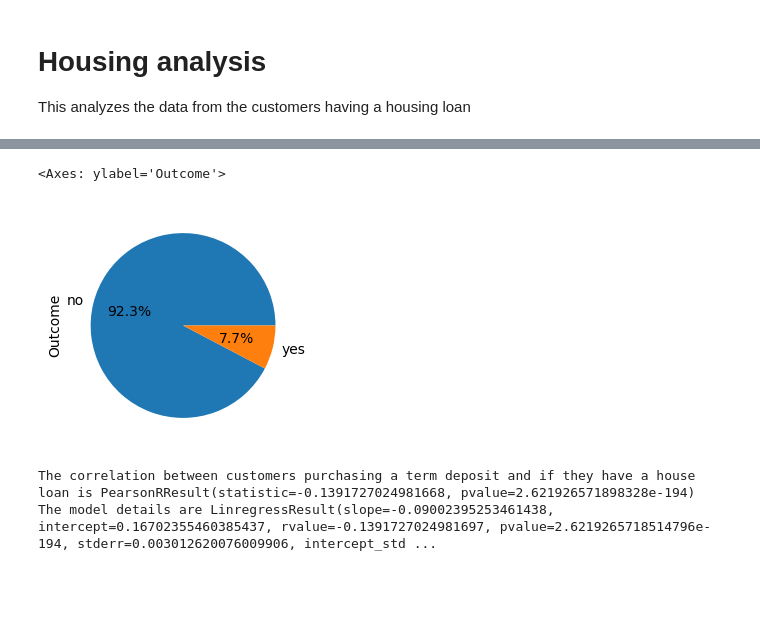
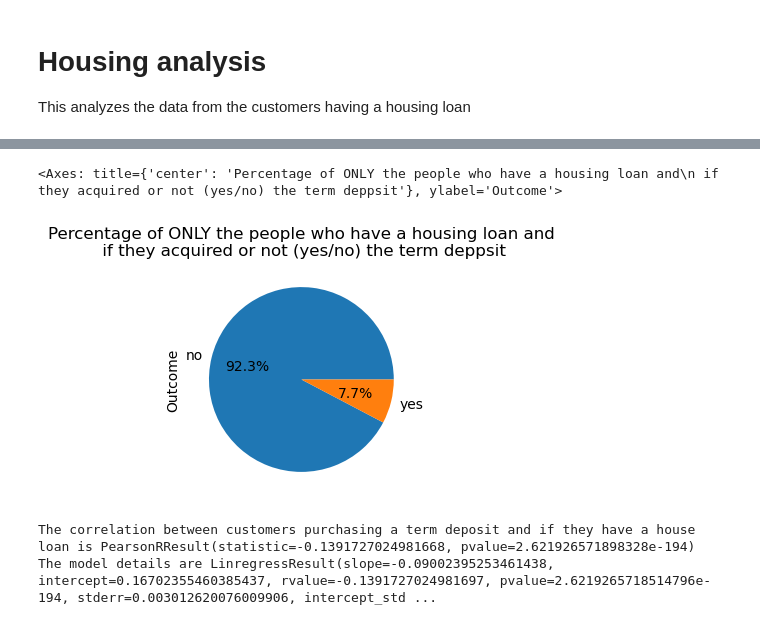
Before and after one commit to Prachi-Shah1002/Project_1, a Jupyter notebook: Main.ipynb, the cells around one changed output, grey strips where cells are left out. Cells and saved outputs as stored; diff of their text form; code cells hidden in the pictures; blank space fills up the shorter version.

```diff
--- a/Main.ipynb
+++ b/Main.ipynb
@@ -81,15 +90,15 @@ pie_mode_housing.plot.pie(autopct='%1.1f%%', figsize=(3, 3))
 # %%
 # This filters the records having a housing loan
 # and graphs the mode of the number of customers having bought the product
 
 #Filtering the data
 train_data_df_filtered = train_data_df[train_data_df['Housing'] =='yes']
 #Grouping and graphing
 pie_mode_housing = train_data_df_filtered.groupby(['Outcome'])['Outcome'].count()
-pie_mode_housing.plot.pie(autopct='%1.1f%%', figsize=(3, 3))
+pie_mode_housing.plot.pie(autopct='%1.1f%%', figsize=(3, 3), title='Percentage of ONLY the people who have a housing loan and\n if they acquired or not (yes/no) the term deppsit')
 # %% [output]
-<Axes: ylabel='Outcome'>
+<Axes: title={'center': 'Percentage of ONLY the people who have a housing loan and\n if they acquired or not (yes/no) the term deppsit'}, ylabel='Outcome'>
-[figure, old version]
+[figure, new version]
 # %%
 # This calculates the correlation between customers having a house loan and purchased the product
 
```
Also changed, not shown: parts of 5 cells of this notebook.
